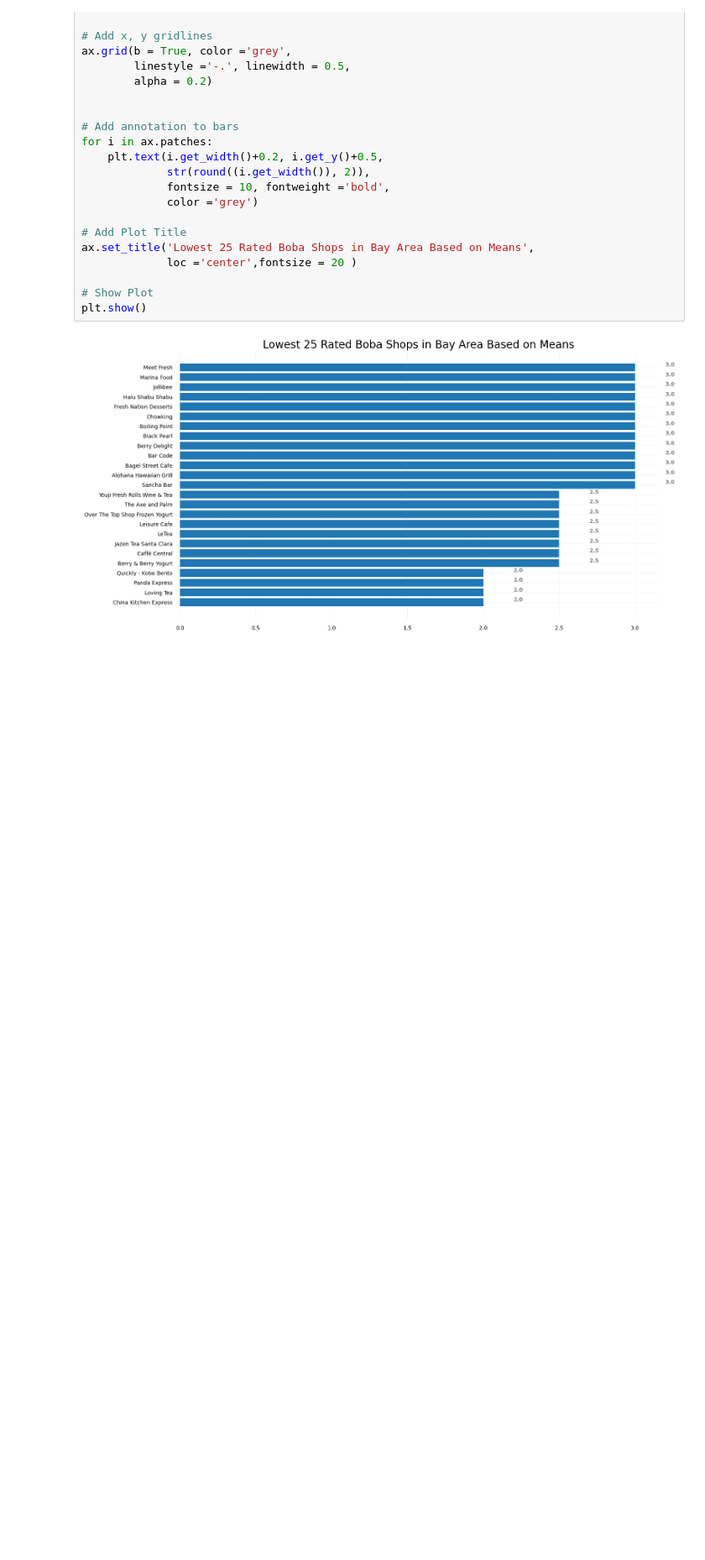
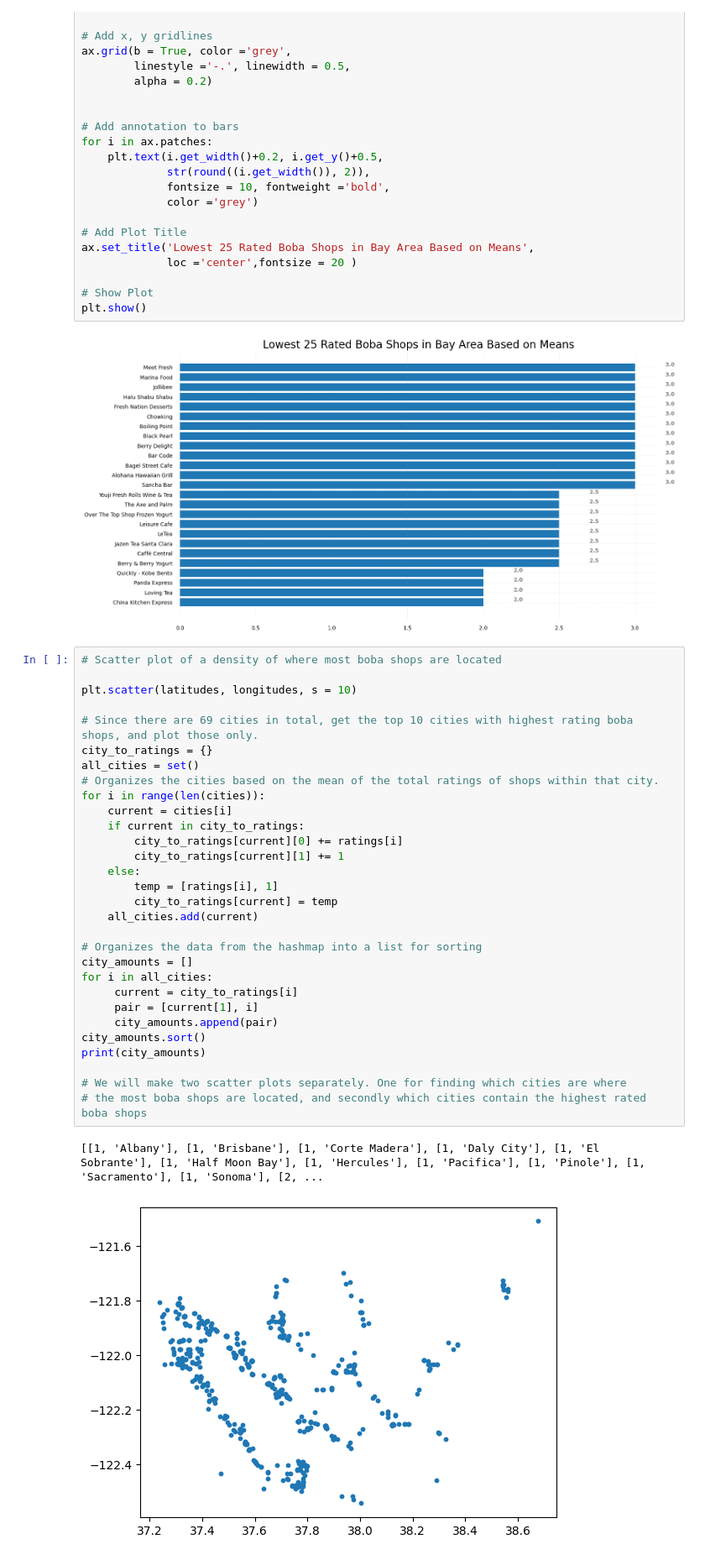
Before and after one commit to ChasePham/Bay-Area-Boba-Data-Visualizer, a Jupyter notebook: Bay_Area_DS_Vis.ipynb, the cells around one changed output. Shown at 84% size. Drawn from its saved outputs; the diff is of its cells as text; blank space fills up the shorter version.

Commit message:
scatterplot

```diff
--- a/Bay_Area_DS_Vis.ipynb
+++ b/Bay_Area_DS_Vis.ipynb
@@ -189,3 +188,36 @@ ax.set_title('Lowest 25 Rated Boba Shops in Bay Area Based on Means',
 plt.show()
 # %% [output]
 [figure]
+# %%
+# Scatter plot of a density of where most boba shops are located
+
+plt.scatter(latitudes, longitudes, s = 10)
+
+# Since there are 69 cities in total, get the top 10 cities with highest rating boba shops, and plot those only.
+city_to_ratings = {}
+all_cities = set()
+# Organizes the cities based on the mean of the total ratings of shops within that city.
+for i in range(len(cities)):
+    current = cities[i]
+    if current in city_to_ratings:
+        city_to_ratings[current][0] += ratings[i]
+        city_to_ratings[current][1] += 1
+    else:
+        temp = [ratings[i], 1]
+        city_to_ratings[current] = temp
+    all_cities.add(current)
+
+# Organizes the data from the hashmap into a list for sorting
+city_amounts = []
+for i in all_cities:
+     current = city_to_ratings[i]
+     pair = [current[1], i]
+     city_amounts.append(pair)
+city_amounts.sort()
+print(city_amounts)
+
+# We will make two scatter plots separately. One for finding which cities are where
+# the most boba shops are located, and secondly which cities contain the highest rated boba shops
+# %% [output]
+[[1, 'Albany'], [1, 'Brisbane'], [1, 'Corte Madera'], [1, 'Daly City'], [1, 'El Sobrante'], [1, 'Half Moon Bay'], [1, 'Hercules'], [1, 'Pacifica'], [1, 'Pinole'], [1, 'Sacramento'], [1, 'Sonoma'], [2, ...
+[figure, added]
```
Also changed, not shown: parts of 1 cell of this notebook.
